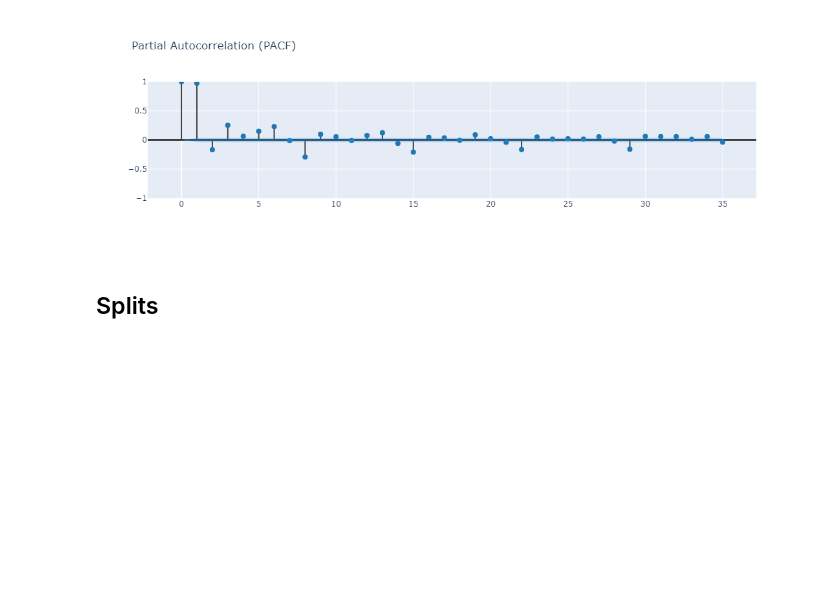
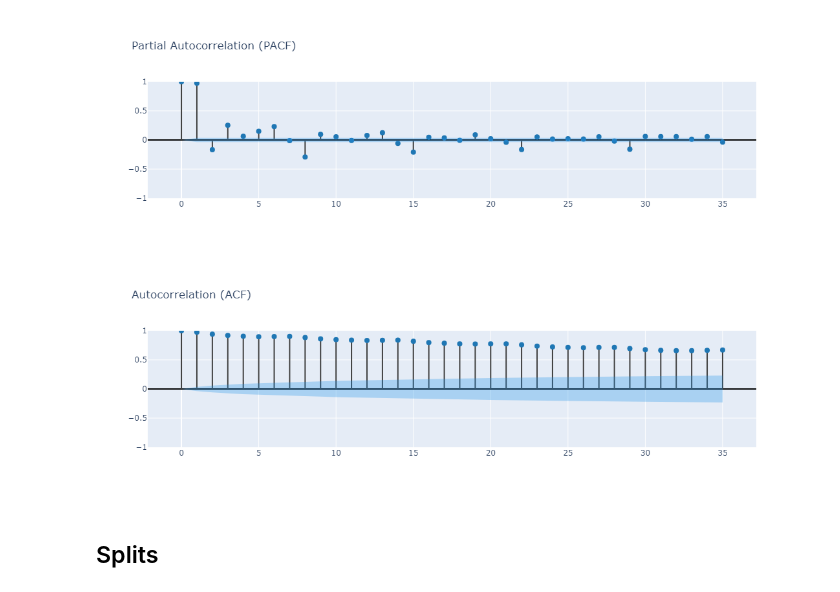
Before and after one commit to lmg1404/Energy-Consumption-Forecasting, a Jupyter notebook: src/notebooks/supervised/arima.ipynb, the cells around one changed output. Drawn from its saved outputs; the diff is of its cells as text; code cells hidden in the pictures; blank space fills up the shorter version.

```diff
--- a/src/notebooks/supervised/arima.ipynb
+++ b/src/notebooks/supervised/arima.ipynb
@@ -100,6 +106,10 @@ data = data.dropna(axis=1, thresh=thresh).bfill().ffill().drop('demand', axis=1)
 create_corr_plot(data.consumption, None, True)
 # %% [output]
 [figure]
+# %%
+create_corr_plot(data.consumption, None, False)
+# %% [output]
+[figure, added]
 # %% [markdown]
 ## Splits
 # %%
```
Also changed, not shown: parts of 8 cells of this notebook, 5 other files.
